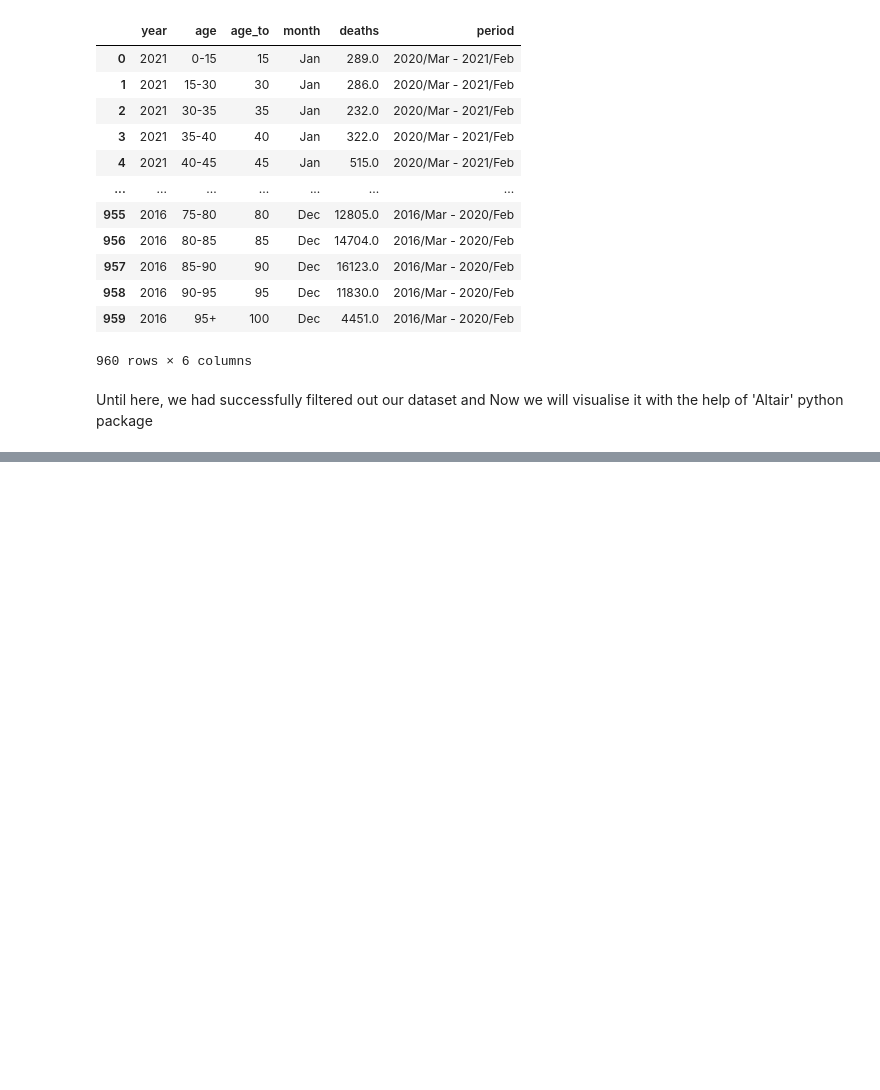
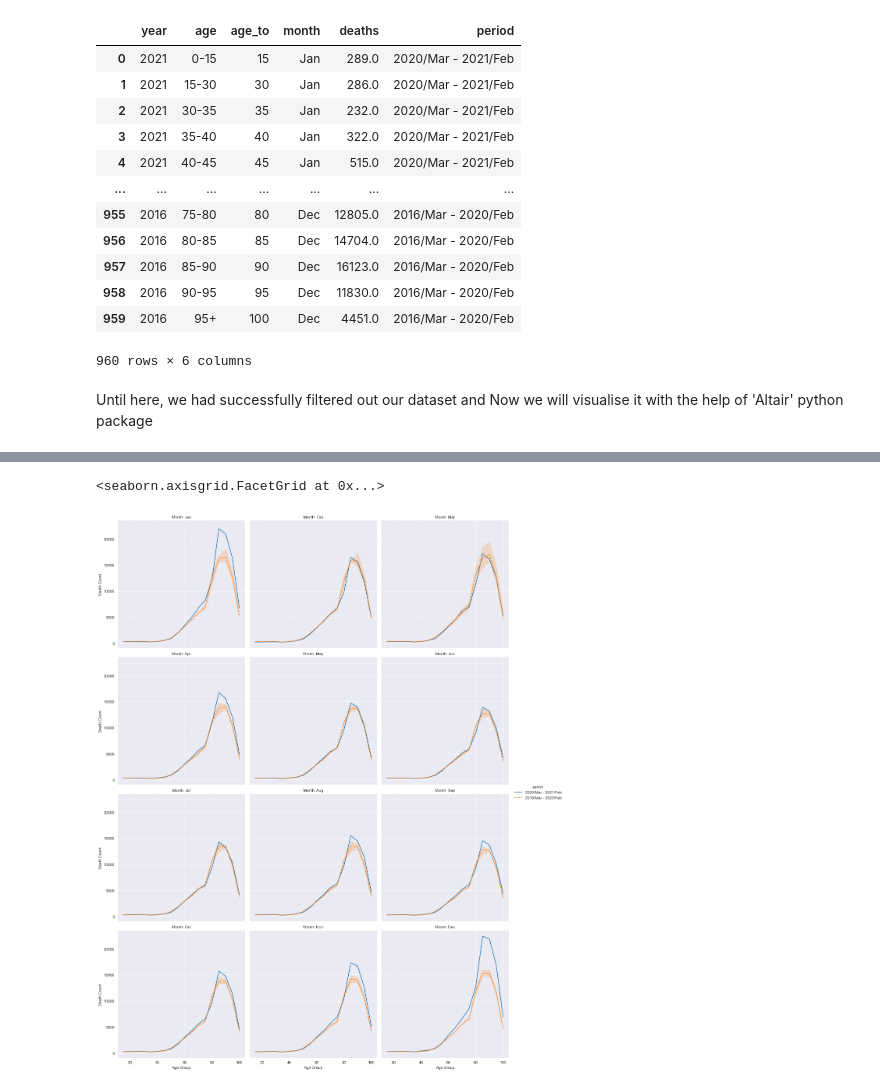
Before and after one commit to Shrijeetkharche/Hamoye-id3, a Jupyter notebook: Preprocessing.ipynb, the cells around one changed output, grey strips where cells are left out. Cells and saved outputs as stored; diff of their text form; code cells hidden in the pictures; blank space fills up the shorter version.

```diff
--- a/Preprocessing.ipynb
+++ b/Preprocessing.ipynb
@@ -313,0 +350,10 @@ alt.Chart(data).mark_rect().encode(
+# %%
+(sns.relplot(x='age_to', y='deaths',
+             hue='period', col = 'month', col_wrap=3,
+             sizes=(.5, 1, 1.5),
+             style='period', kind='line', data=data)
+.set(xlabel='Age Group', ylabel='Death Count')
+.set_titles('Month: {col_name}'))
+# %% [output]
+<seaborn.axisgrid.FacetGrid at 0x...>
+[figure, added]
```
Also changed, not shown: parts of 4 cells of this notebook.
